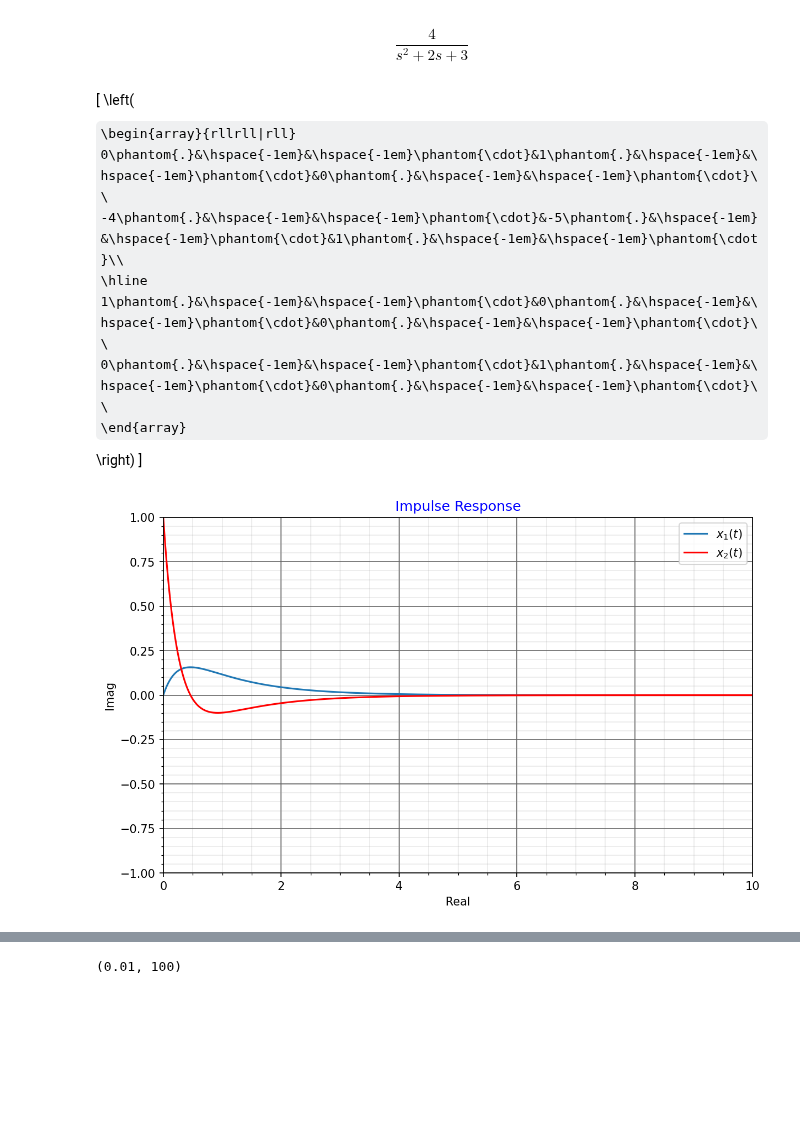
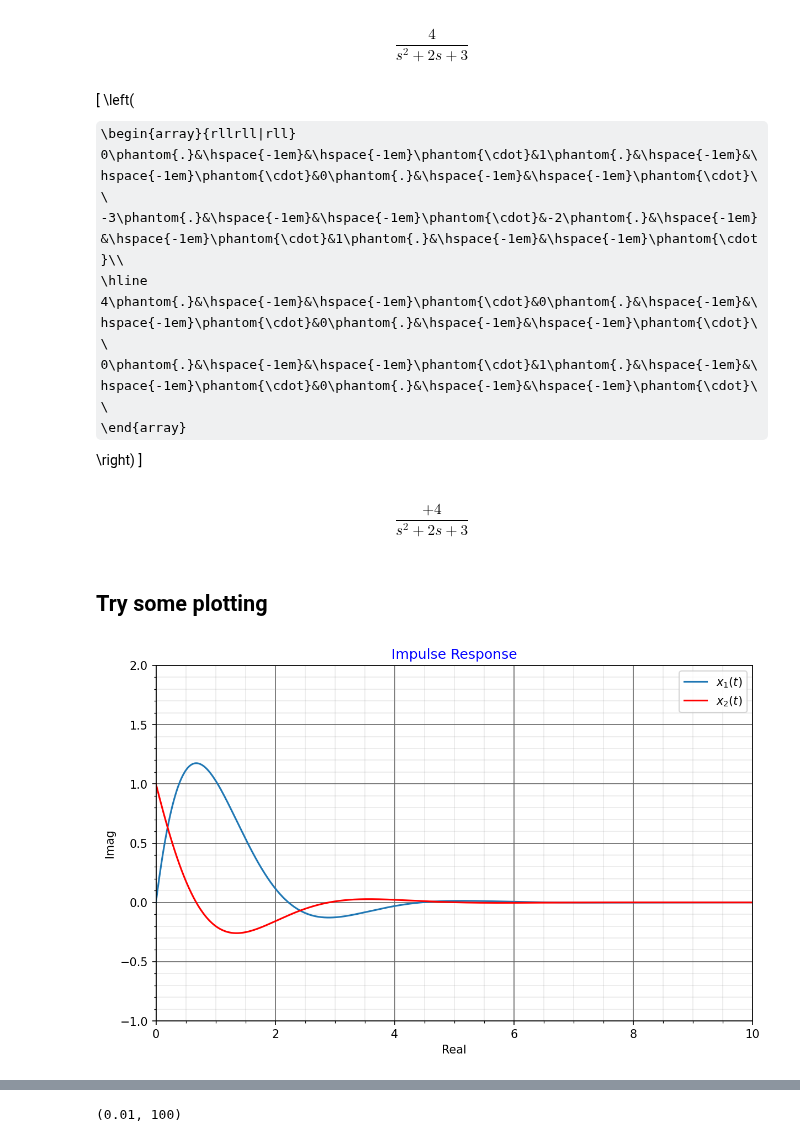
Before and after one commit to JonHowMIT/Signals_and_Systems, a Jupyter notebook: Control.ipynb, the cells around one changed output, grey strips where cells are left out. Drawn from its saved outputs; the diff is of its cells as text; code cells hidden in the pictures; some formulas as TeX source; blank space fills up the shorter version.

```diff
--- a/Control.ipynb
+++ b/Control.ipynb
@@ -13,19 +26,20 @@ P
 # %% [output]
 $$\frac{4}{s^2 + 2 s + 3}$$
 # %%
-A = [[0, 1],[-4, -5]]
+# third approach
+A = [[0, 1],[-3, -2]]
 B = [[0],[1]]
-C = np.eye(2)
-D = np.zeros([2,1])
-P = ss(A,B,C,D)
-P
+C = [[4, 0],[0, 1]]
+D = [[0],[0]]
+Pss = ss(A,B,C,D)
+Pss
 # %% [output]
 \[
 \left(\begin{array}{rllrll|rll}
 0\phantom{.}&\hspace{-1em}&\hspace{-1em}\phantom{\cdot}&1\phantom{.}&\hspace{-1em}&\hspace{-1em}\phantom{\cdot}&0\phantom{.}&\hspace{-1em}&\hspace{-1em}\phantom{\cdot}\\
--4\phantom{.}&\hspace{-1em}&\hspace{-1em}\phantom{\cdot}&-5\phantom{.}&\hspace{-1em}&\hspace{-1em}\phantom{\cdot}&1\phantom{.}&\hspace{-1em}&\hspace{-1em}\phantom{\cdot}\\
+-3\phantom{.}&\hspace{-1em}&\hspace{-1em}\phantom{\cdot}&-2\phantom{.}&\hspace{-1em}&\hspace{-1em}\phantom{\cdot}&1\phantom{.}&\hspace{-1em}&\hspace{-1em}\phantom{\cdot}\\
 \hline
-1\phantom{.}&\hspace{-1em}&\hspace{-1em}\phantom{\cdot}&0\phantom{.}&\hspace{-1em}&\hspace{-1em}\phantom{\cdot}&0\phantom{.}&\hspace{-1em}&\hspace{-1em}\phantom{\cdot}\\
+4\phantom{.}&\hspace{-1em}&\hspace{-1em}\phantom{\cdot}&0\phantom{.}&\hspace{-1em}&\hspace{-1em}\phantom{\cdot}&0\phantom{.}&\hspace{-1em}&\hspace{-1em}\phantom{\cdot}\\
 0\phantom{.}&\hspace{-1em}&\hspace{-1em}\phantom{\cdot}&1\phantom{.}&\hspace{-1em}&\hspace{-1em}\phantom{\cdot}&0\phantom{.}&\hspace{-1em}&\hspace{-1em}\phantom{\cdot}\\
 \end{array}\right)
 \]
@@ -41,20 +46,32 @@ def nicegrid():
+# %%
+P = ss2tf(A,B,C[0][:],D[0][:]) # to be consistent with the above
+for ii in range(len(P.num[0][0][:])):
+    if P.num[0][0][ii] < 1e-12:
+        P.num[0][0][ii] = 0
+    else:
+        P.num[0][0][ii] = P.num[0][0][ii]
+P
+# %% [output]
+$$\frac{ + 4}{s^2 + 2 s + 3}$$
+# %% [markdown]
+## Try some plotting
 # %%
 t = np.arange(0,10,0.01)
-y,t = impulse(P,t)
+y,t = impulse(Pss,t)
 # %%
 fig = plt.figure(figsize=(8, 5),dpi=150,constrained_layout = True)
 plt.plot(t,y[:,0],label='$x_1(t)$')
 plt.plot(t,y[:,1],'r',label='$x_2(t)$')
 
 nicegrid()
 plt.legend()
 plt.xlim(0,10)
-plt.ylim(-1,1)
+plt.ylim(-1,2)
 plt.xlabel('Real')
 plt.ylabel('Imag')
 plt.title('Impulse Response')
 plt.show()
 # %% [output]
-[figure, old version]
+[figure, new version]
 # %%
 t = np.arange(0,10,0.01)
```
Also changed, not shown: parts of 11 cells of this notebook.
